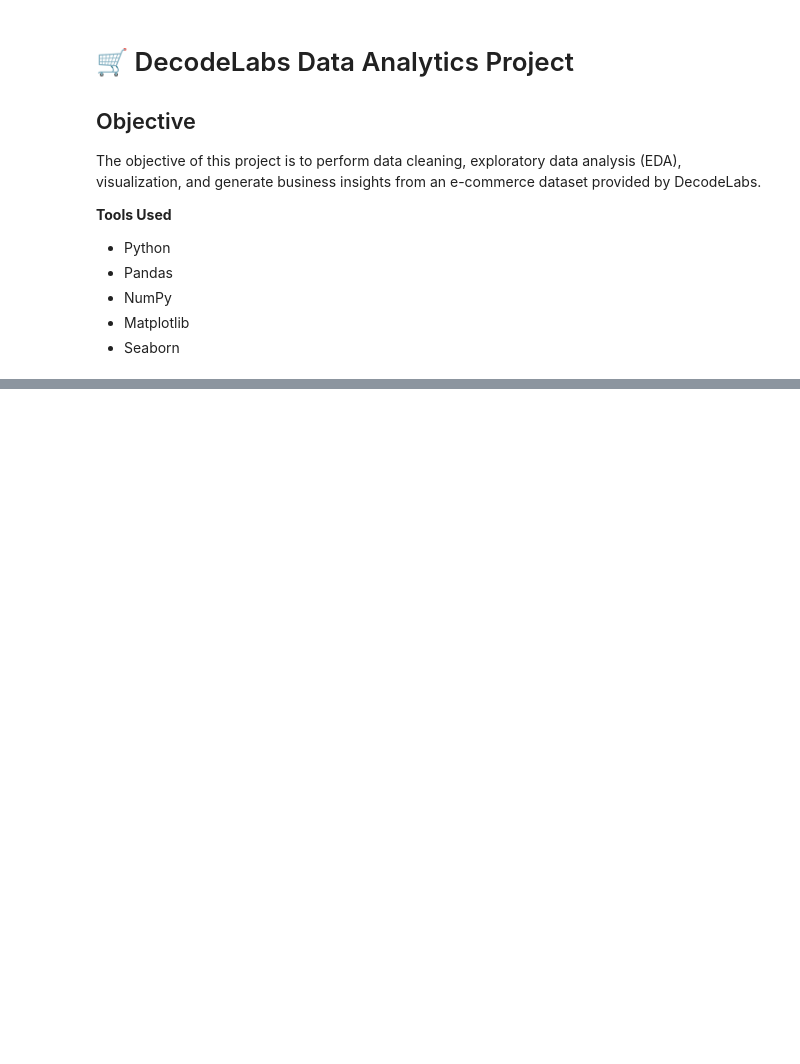
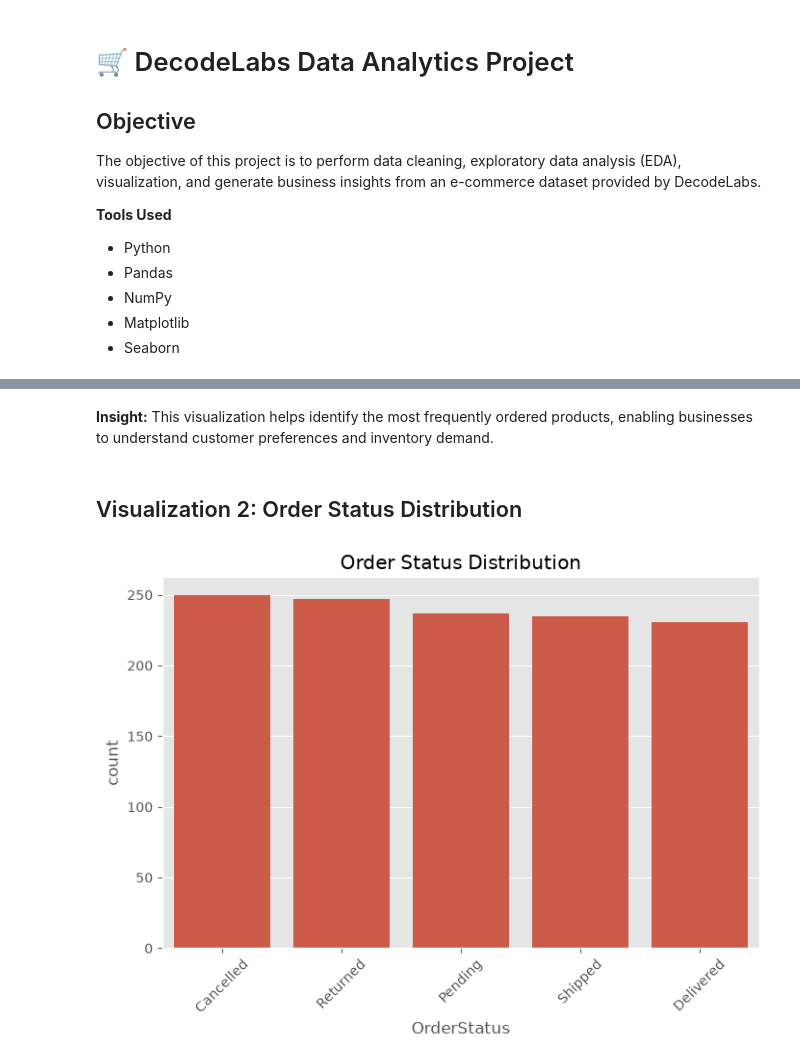
Before and after one commit to PrashansaMishra-max/DecodelabsP1, a Jupyter notebook: notebooks/project1.ipynb, the cells around one changed output, grey strips where cells are left out. Cells and saved outputs as stored; diff of their text form; code cells hidden in the pictures; blank space fills up the shorter version.

```diff
--- a/notebooks/project1.ipynb
+++ b/notebooks/project1.ipynb
@@ -38,0 +328,13 @@ These issues prevent direct analysis and require preprocessing before EDA.
+# %% [markdown]
+**Insight:**
+This visualization helps identify the most frequently ordered products, enabling businesses to understand customer preferences and inventory demand.
+# %% [markdown]
+## Visualization 2: Order Status Distribution
+# %%
+plt.figure(figsize=(8,5))
+sns.countplot(data=df, x="OrderStatus", order=df["OrderStatus"].value_counts().index)
+plt.title("Order Status Distribution")
+plt.xticks(rotation=45)
+plt.show()
+# %% [output]
+[figure, added]
```
Also changed, not shown: parts of 49 cells of this notebook, 1 other file.
